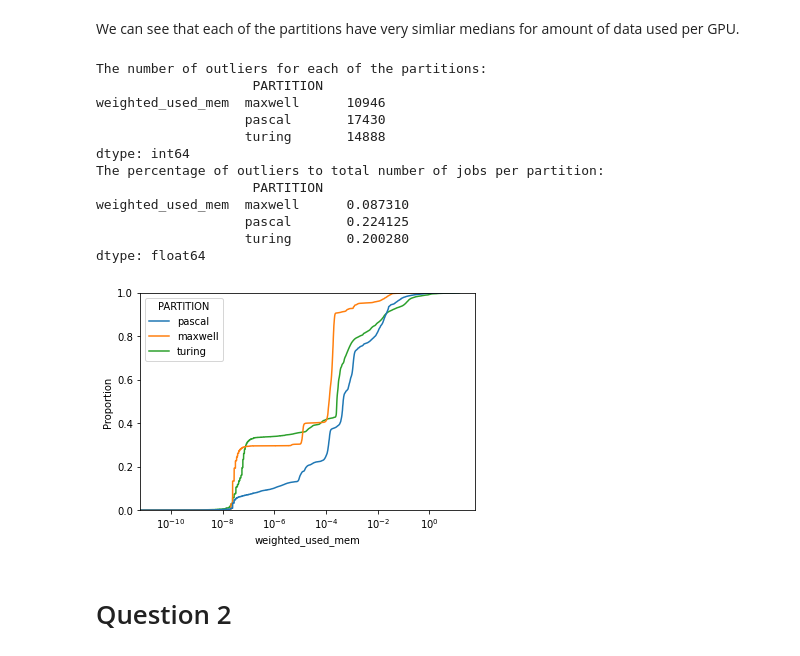
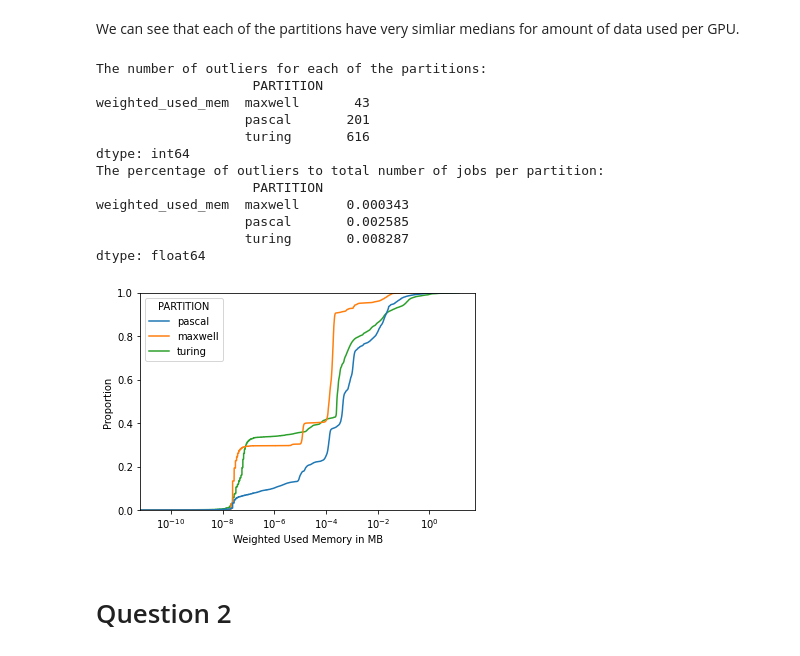
Before and after one commit to nss-data-science-cohort-6/accre_project-malted_milk_balls, a Jupyter notebook: notebooks/ACCRE_data_notebook.ipynb, the cells around one changed output. Saved outputs shown, nothing was run; the diff lists cells and outputs as text; code cells hidden in the pictures.

```diff
--- a/notebooks/ACCRE_data_notebook.ipynb
+++ b/notebooks/ACCRE_data_notebook.ipynb
@@ -92,29 +93,31 @@ Q3 = df_quant.quantile(0.75)
 IQR = Q3 - Q1
 # %%
 #Calculate the percentage of number of outliers to the total number of jobs in that distribution
-outliers = ((df_quant < (Q1 - 1.5 * IQR)) | (df_quant > (Q3 + 1.5 * IQR))).sum()
+# outliers = ((df_quant < (Q1 - 1.5 * IQR)) | (df_quant > (Q3 + 1.5 * IQR))).sum()
+outliers = (df_quant>1).sum()
 print('The number of outliers for each of the partitions:\n', outliers)
 percentage_outliers = outliers/[len(maxwell), len(pascal), len(turing)]
 print('The percentage of outliers to total number of jobs per partition:\n', percentage_outliers)
 # %% [output]
 The number of outliers for each of the partitions:
                     PARTITION
-weighted_used_mem  maxwell      10946
-                   pascal       17430
-                   turing       14888
+weighted_used_mem  maxwell       43
+                   pascal       201
+                   turing       616
 dtype: int64
 The percentage of outliers to total number of jobs per partition:
                     PARTITION
-weighted_used_mem  maxwell      0.087310
-                   pascal       0.224125
-                   turing       0.200280
+weighted_used_mem  maxwell      0.000343
+                   pascal       0.002585
+                   turing       0.008287
 dtype: float64
 # %%
 cdf_plot = sns.ecdfplot(x = data['weighted_used_mem'], hue = data['PARTITION'])
 cdf_plot.set(xscale= 'log')
+cdf_plot.set(xlabel = 'Weighted Used Memory in MB')
 plt.show()
 # %% [output]
-[figure, old version]
+[figure, new version]
 # %% [markdown]
 # Question 2
 # %%
```
Also changed, not shown: parts of 8 cells of this notebook.
